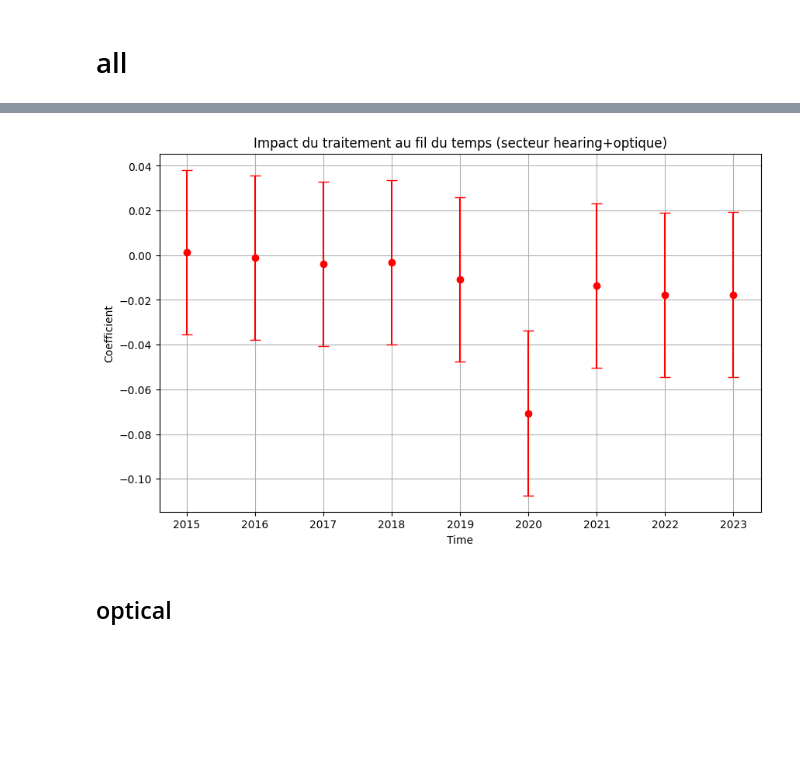
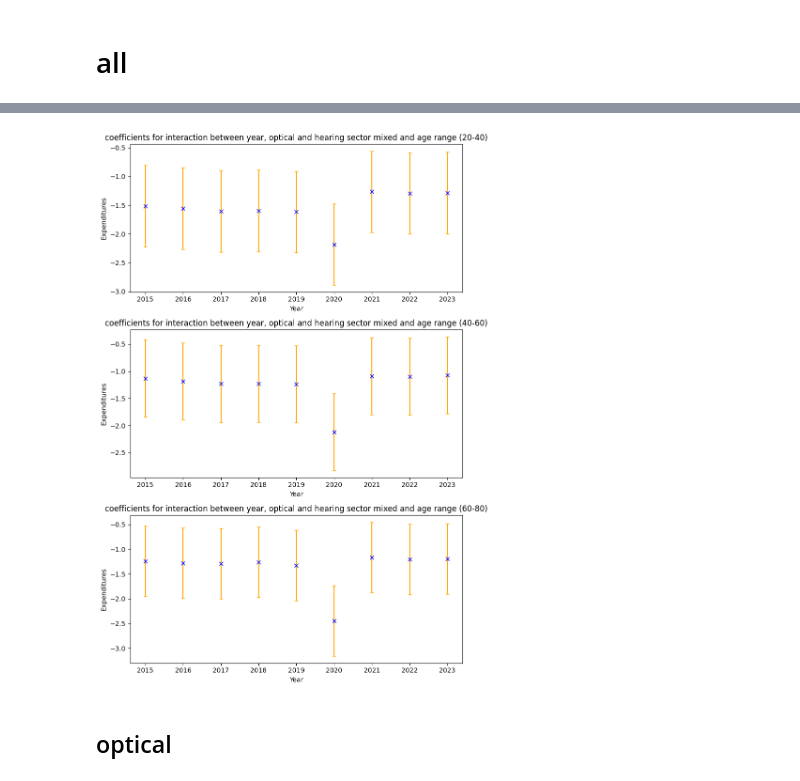
Before and after one commit to bparent11/analysingEffectOfHealthPlanInFrance, a Jupyter notebook: code/regression.ipynb, the cells around one changed output, grey strips where cells are left out. Drawn from its saved outputs; the diff is of its cells as text; code cells hidden in the pictures; blank space fills up the shorter version.

Commit message:
data viz on the regressions

```diff
--- a/code/regression.ipynb
+++ b/code/regression.ipynb
@@ -674,24 +755,3 @@ Notes:
 [1] Standard Errors assume that the covariance matrix of the errors is correctly specified.
 [2] The smallest eigenvalue is 1.74e-28. This might indicate that there are
 strong multicollinearity problems or that the design matrix is singular.
-# %%
-time_periods = [i+2015 for i in range(9)]
-coefficients = model.params[-9:]
-std_errors = model.bse[-9:]
-
-# 2. Créer le graphique
-plt.figure(figsize=(10, 6))
-
-# Tracer les coefficients avec des barres d'erreur
-plt.errorbar(time_periods, coefficients, yerr=std_errors, fmt='o', color='red', ecolor='red', capsize=5)
-
-# Labels et titre
-plt.xlabel("Time")
-plt.ylabel("Coefficient")
-plt.title("Impact du traitement au fil du temps (secteur hearing+optique)")
-plt.grid(True)
-
-# Afficher le graphique
-plt.show()
-# %% [output]
-[figure, removed]
@@ -698,3 +767,41 @@ plt.show()
+# %%
+params = pd.DataFrame(model.params)
+std = pd.DataFrame(model.bse)
+# %%
+interact_20_40 = params[params.index.str.contains("_20-40")]
+interact_40_60 = params[params.index.str.contains("_40-60")]
+interact_60_80 = params[params.index.str.contains("_60-80")]
+
+interact_20_40_std = std[std.index.str.contains("_20-40")]
+interact_40_60_std = std[std.index.str.contains("_40-60")]
+interact_60_80_std = std[std.index.str.contains("_60-80")]
+# %%
+width = 0.35
+time_periods = [i+2015 for i in range(9)]
+fig, axes = plt.subplots(3, 1, figsize=(8, 12))
+axes = axes.flatten()
+
+axes[0].errorbar(time_periods, interact_20_40.iloc[:,0], yerr=interact_20_40_std.iloc[:,0], fmt='x', color='blue', ecolor='orange', capsize=3)
+axes[0].set_title(
+    "coefficients for interaction between year, optical and hearing sector mixed and age range (20-40)"
+)
+
+axes[1].errorbar(time_periods, interact_40_60.iloc[:,0], yerr=interact_40_60_std.iloc[:,0], fmt='x', color='blue', ecolor='orange', capsize=3)
+axes[1].set_title("coefficients for interaction between year, optical and hearing sector mixed and age range (40-60)")
+
+axes[2].errorbar(time_periods, interact_60_80.iloc[:,0], yerr=interact_60_80_std.iloc[:,0], fmt='x', color='blue', ecolor='orange', capsize=3)
+axes[2].set_title("coefficients for interaction between year, optical and hearing sector mixed and age range (60-80)")
+
+for i in range(len(axes)):
+
+    axes[i].set_xlabel("Year")
+    axes[i].set_ylabel("Expenditures")
+    axes[i].set_xticks(time_periods)
+
+plt.tight_layout()
+plt.show()
+# %% [output]
+[figure, added]
 # %% [markdown]
 ## optical
 # %%
```
Also changed, not shown: parts of 29 cells of this notebook.
